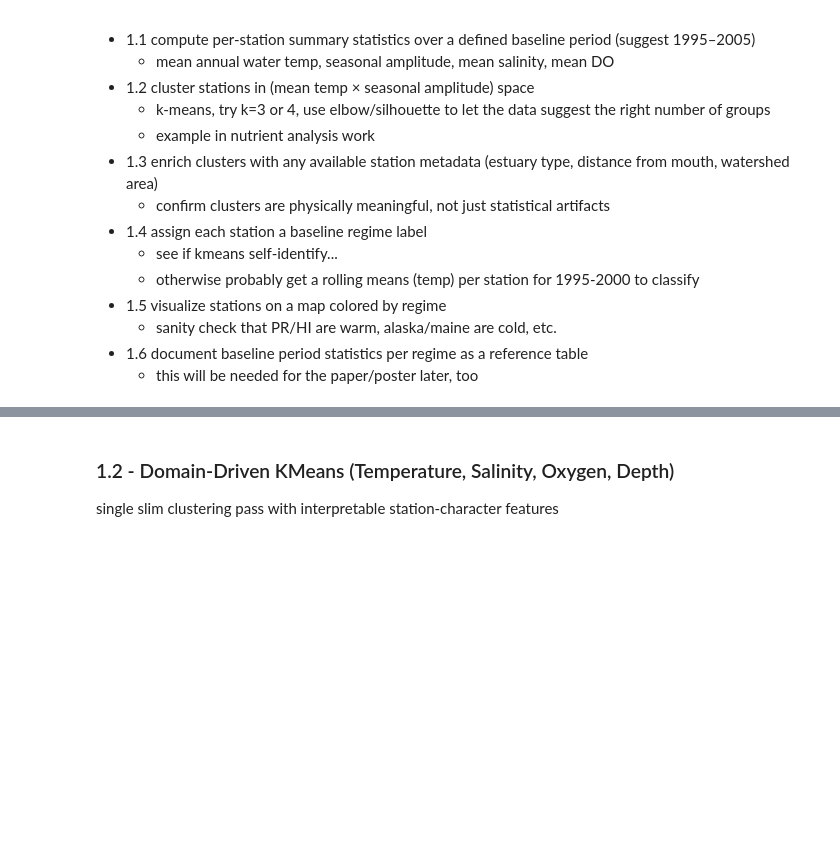
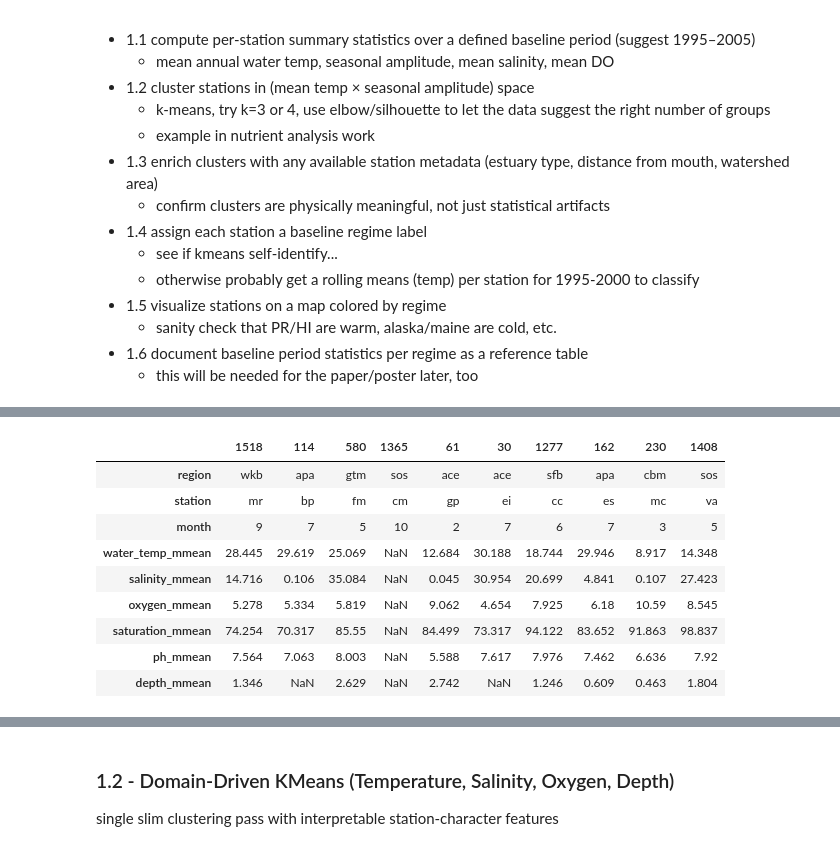
Before and after one commit to jeturcotte/estuaries, a Jupyter notebook: code/t4d.full.project.ipynb, the cells around one changed output, grey strips where cells are left out. Saved outputs shown, nothing was run; the diff lists cells and outputs as text; code cells hidden in the pictures; blank space fills up the shorter version.

```diff
--- a/code/t4d.full.project.ipynb
+++ b/code/t4d.full.project.ipynb
@@ -361,0 +353,13 @@ station_baseline_display = (
+# %%
+monthly.sample( 10 ).round( 3 ).T
+# %% [output]
+|  | 1518 | 114 | 580 | 1365 | 61 | 30 | 1277 | 162 | 230 | 1408 |
+| region | wkb | apa | gtm | sos | ace | ace | sfb | apa | cbm | sos |
+| station | mr | bp | fm | cm | gp | ei | cc | es | mc | va |
+| month | 9 | 7 | 5 | 10 | 2 | 7 | 6 | 7 | 3 | 5 |
+| water_temp_mmean | 28.445 | 29.619 | 25.069 | NaN | 12.684 | 30.188 | 18.744 | 29.946 | 8.917 | 14.348 |
+| salinity_mmean | 14.716 | 0.106 | 35.084 | NaN | 0.045 | 30.954 | 20.699 | 4.841 | 0.107 | 27.423 |
+| oxygen_mmean | 5.278 | 5.334 | 5.819 | NaN | 9.062 | 4.654 | 7.925 | 6.18 | 10.59 | 8.545 |
+| saturation_mmean | 74.254 | 70.317 | 85.55 | NaN | 84.499 | 73.317 | 94.122 | 83.652 | 91.863 | 98.837 |
+| ph_mmean | 7.564 | 7.063 | 8.003 | NaN | 5.588 | 7.617 | 7.976 | 7.462 | 6.636 | 7.92 |
+| depth_mmean | 1.346 | NaN | 2.629 | NaN | 2.742 | NaN | 1.246 | 0.609 | 0.463 | 1.804 |
```
Also changed, not shown: parts of 48 cells of this notebook.
